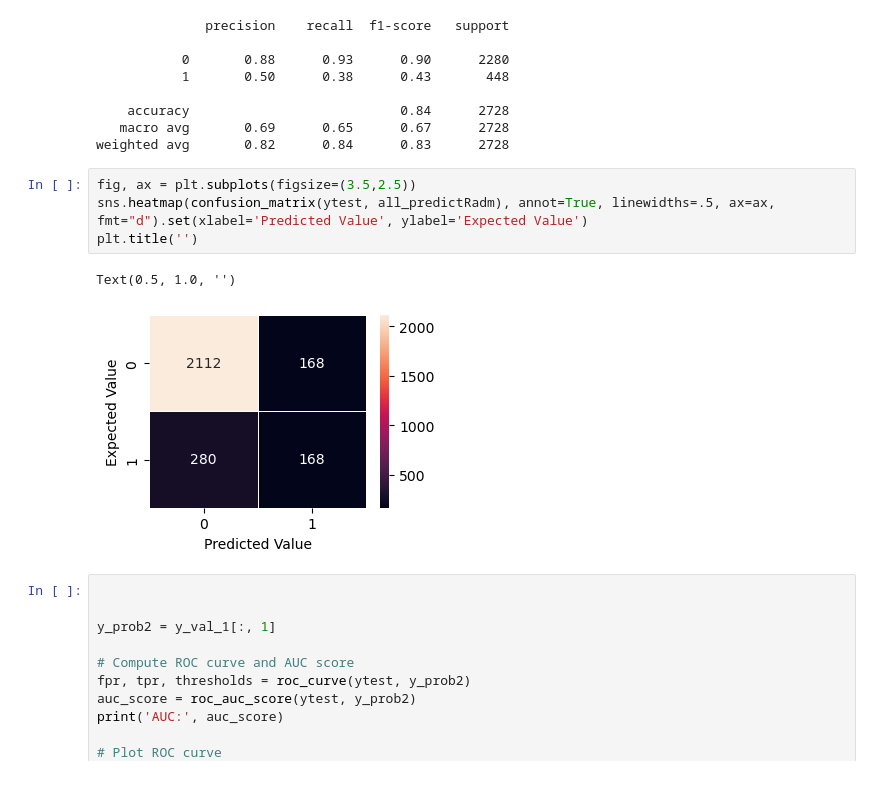
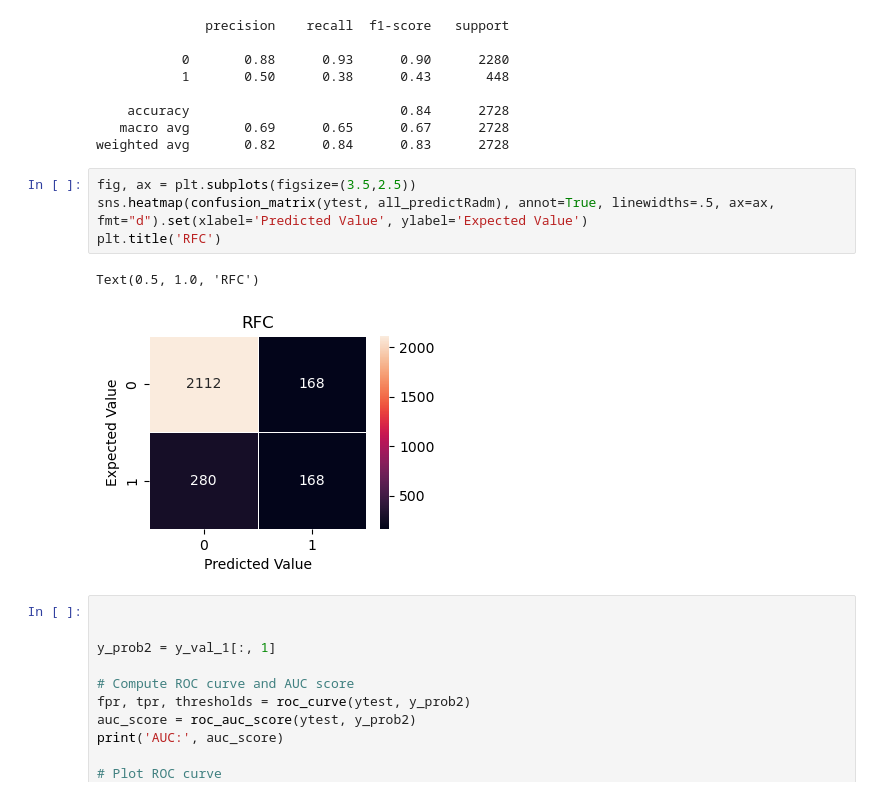
Before and after one commit to heartsantor/thesis-project-using-python, a Jupyter notebook: Final/er.ipynb, the cells around one changed output. Saved outputs shown, nothing was run; the diff lists cells and outputs as text.

```diff
--- a/Final/er.ipynb
+++ b/Final/er.ipynb
@@ -127,10 +127,10 @@ weighted avg       0.82      0.84      0.83      2728
 # %%
 fig, ax = plt.subplots(figsize=(3.5,2.5))
 sns.heatmap(confusion_matrix(ytest, all_predictRadm), annot=True, linewidths=.5, ax=ax, fmt="d").set(xlabel='Predicted Value', ylabel='Expected Value')
-plt.title('')
+plt.title('RFC')
 # %% [output]
-Text(0.5, 1.0, '')
+Text(0.5, 1.0, 'RFC')
-[figure, old version]
+[figure, new version]
 # %%
 
 
```
